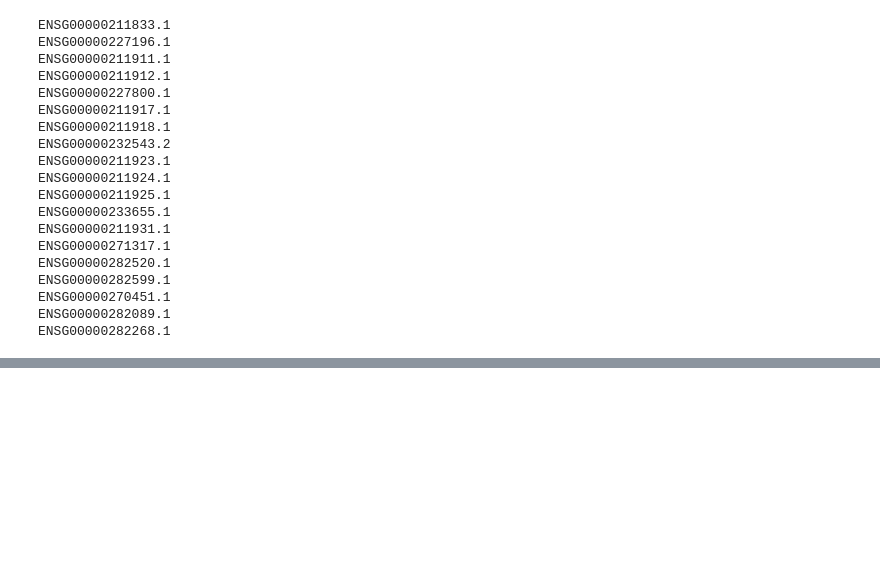
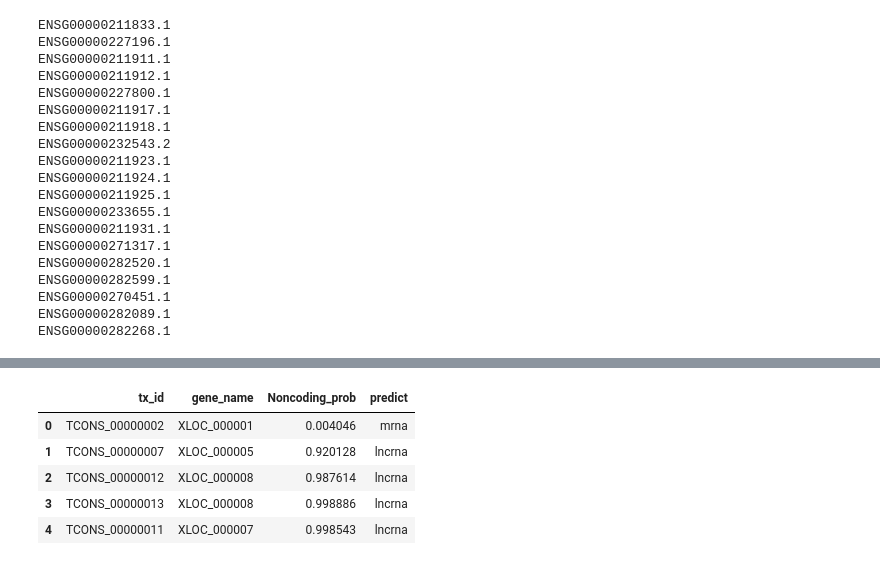
Before and after one commit to touchiyama/lncRNA, a Jupyter notebook: workspace.ipynb, the cells around one changed output, grey strips where cells are left out. Saved outputs shown, nothing was run; the diff lists cells and outputs as text; code cells hidden in the pictures; blank space fills up the shorter version.

```diff
--- a/workspace.ipynb
+++ b/workspace.ipynb
@@ -1760,0 +1857,9 @@ ENSG00000282268.1
+# %%
+df_lncdc_info.head()
+# %% [output]
+|  | tx_id | gene_name | Noncoding_prob | predict |
+| 0 | TCONS_00000002 | XLOC_000001 | 0.004046 | mrna |
+| 1 | TCONS_00000007 | XLOC_000005 | 0.920128 | lncrna |
+| 2 | TCONS_00000012 | XLOC_000008 | 0.987614 | lncrna |
+| 3 | TCONS_00000013 | XLOC_000008 | 0.998886 | lncrna |
+| 4 | TCONS_00000011 | XLOC_000007 | 0.998543 | lncrna |
```
Also changed, not shown: parts of 17 cells of this notebook, 2 other files.
